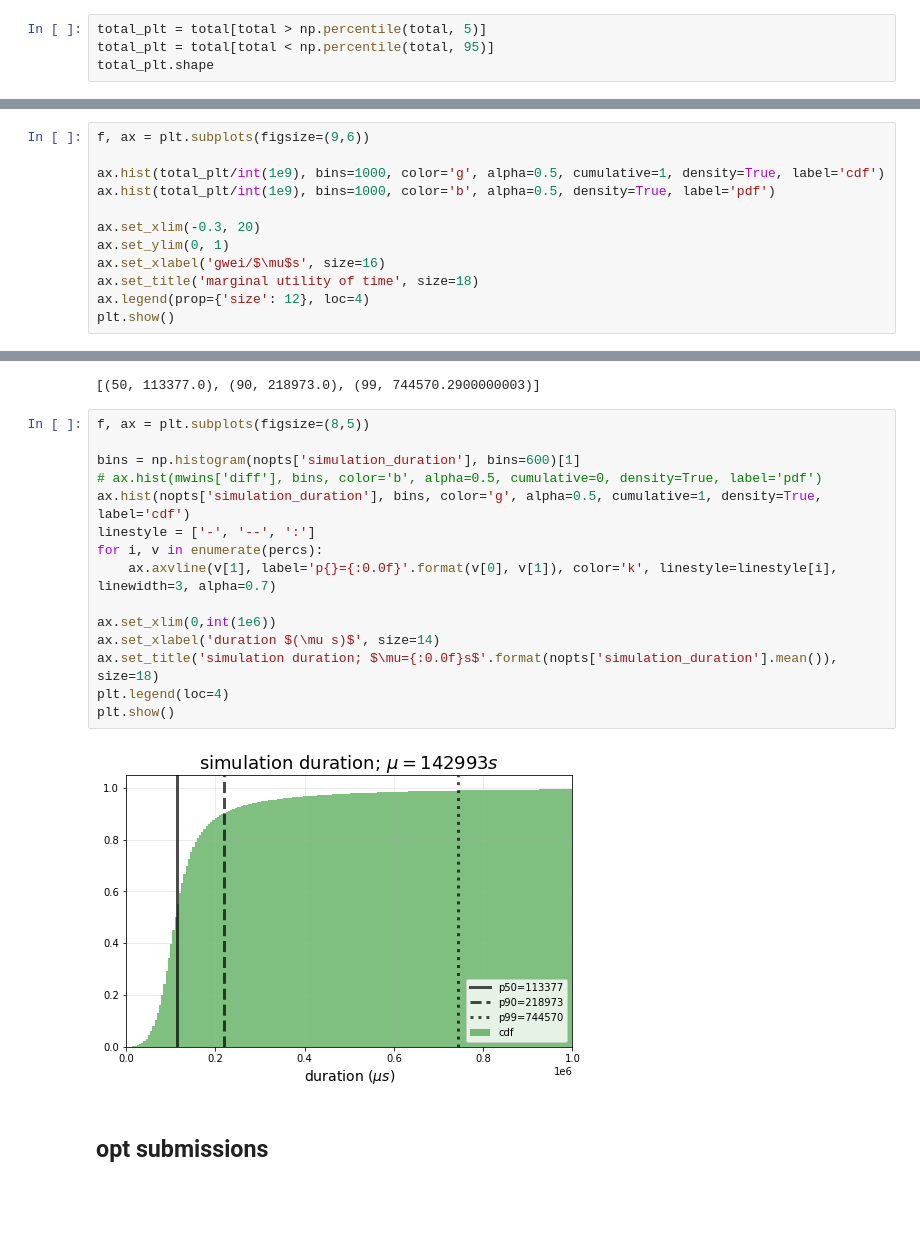
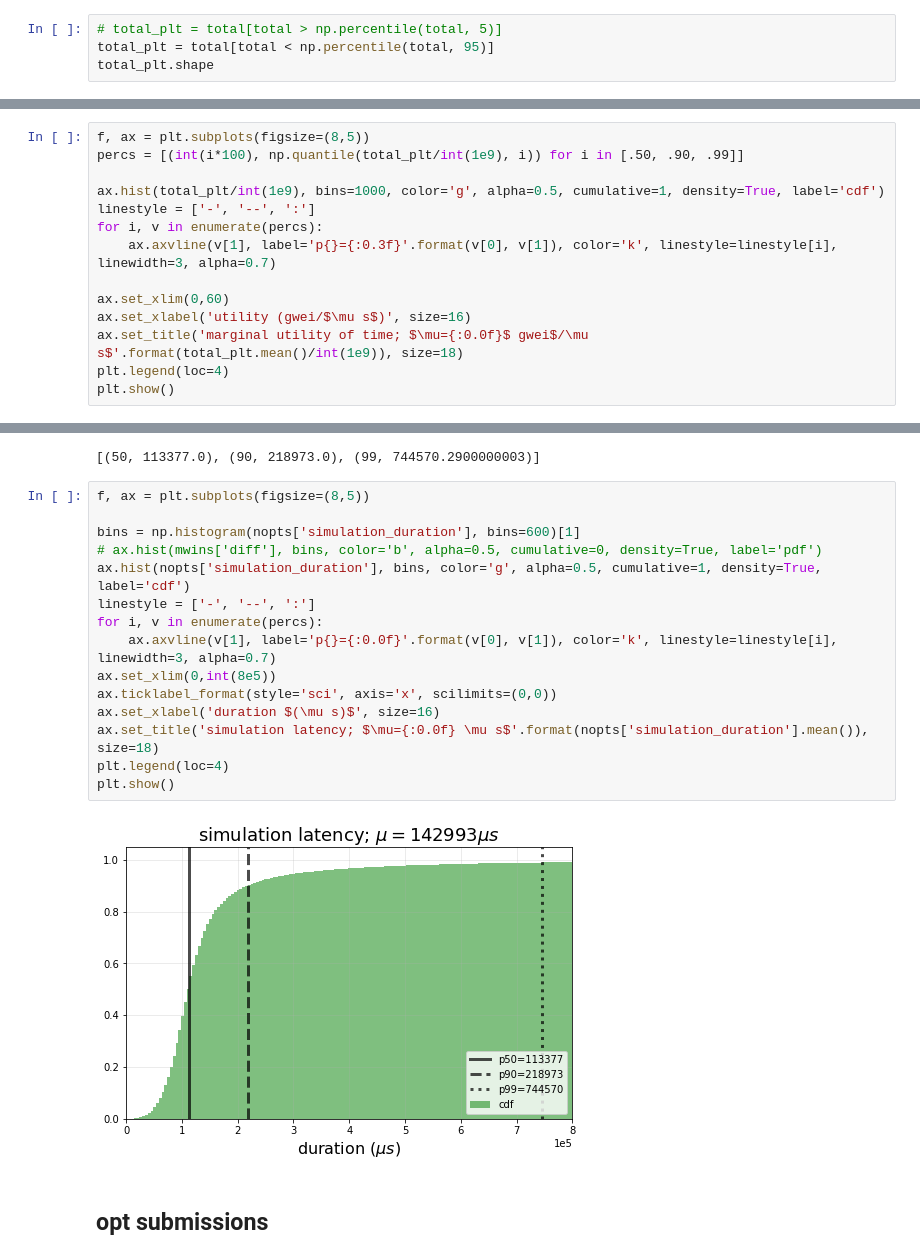
Before and after one commit to michaelneuder/relay-data, a Jupyter notebook: frontier.ipynb, the cells around one changed output, grey strips where cells are left out. Cells and saved outputs as stored; diff of their text form; blank space fills up the shorter version.

```diff
--- a/frontier.ipynb
+++ b/frontier.ipynb
@@ -57,21 +57,23 @@ total.shape
 # %% [output]
 (58596,)
 # %%
-total_plt = total[total > np.percentile(total, 5)]
+# total_plt = total[total > np.percentile(total, 5)]
 total_plt = total[total < np.percentile(total, 95)]
 total_plt.shape
 # %% [output]
 (55666,)
 # %%
-f, ax = plt.subplots(figsize=(9,6))
+f, ax = plt.subplots(figsize=(8,5))
+percs = [(int(i*100), np.quantile(total_plt/int(1e9), i)) for i in [.50, .90, .99]]
 
 ax.hist(total_plt/int(1e9), bins=1000, color='g', alpha=0.5, cumulative=1, density=True, label='cdf')
-ax.hist(total_plt/int(1e9), bins=1000, color='b', alpha=0.5, density=True, label='pdf')
+linestyle = ['-', '--', ':']
+for i, v in enumerate(percs):
+    ax.axvline(v[1], label='p{}={:0.3f}'.format(v[0], v[1]), color='k', linestyle=linestyle[i], linewidth=3, alpha=0.7)
 
-ax.set_xlim(-0.3, 20)
-ax.set_ylim(0, 1)
-ax.set_xlabel('gwei/$\mu$s', size=16)
-ax.set_title('marginal utility of time', size=18)
-ax.legend(prop={'size': 12}, loc=4)
+ax.set_xlim(0,60)
+ax.set_xlabel('utility (gwei/$\mu s$)', size=16)
+ax.set_title('marginal utility of time; $\mu={:0.0f}$ gwei$/\mu s$'.format(total_plt.mean()/int(1e9)), size=18)
+plt.legend(loc=4)
 plt.show()
 # %% [output]
@@ -266,20 +269,20 @@ percs
 # %%
 f, ax = plt.subplots(figsize=(8,5))
 
 bins = np.histogram(nopts['simulation_duration'], bins=600)[1]
 # ax.hist(mwins['diff'], bins, color='b', alpha=0.5, cumulative=0, density=True, label='pdf')
 ax.hist(nopts['simulation_duration'], bins, color='g', alpha=0.5, cumulative=1, density=True, label='cdf')
 linestyle = ['-', '--', ':']
 for i, v in enumerate(percs):
     ax.axvline(v[1], label='p{}={:0.0f}'.format(v[0], v[1]), color='k', linestyle=linestyle[i], linewidth=3, alpha=0.7)
-
-ax.set_xlim(0,int(1e6))
-ax.set_xlabel('duration $(\mu s)$', size=14)
-ax.set_title('simulation duration; $\mu={:0.0f}s$'.format(nopts['simulation_duration'].mean()), size=18)
+ax.set_xlim(0,int(8e5))
+ax.ticklabel_format(style='sci', axis='x', scilimits=(0,0))
+ax.set_xlabel('duration $(\mu s)$', size=16)
+ax.set_title('simulation latency; $\mu={:0.0f} \mu s$'.format(nopts['simulation_duration'].mean()), size=18)
 plt.legend(loc=4)
 plt.show()
 # %% [output]
-[figure, old version]
+[figure, new version]
 # %% [markdown]
 ## opt submissions
 # %%
```
Also changed, not shown: parts of 18 cells of this notebook.
